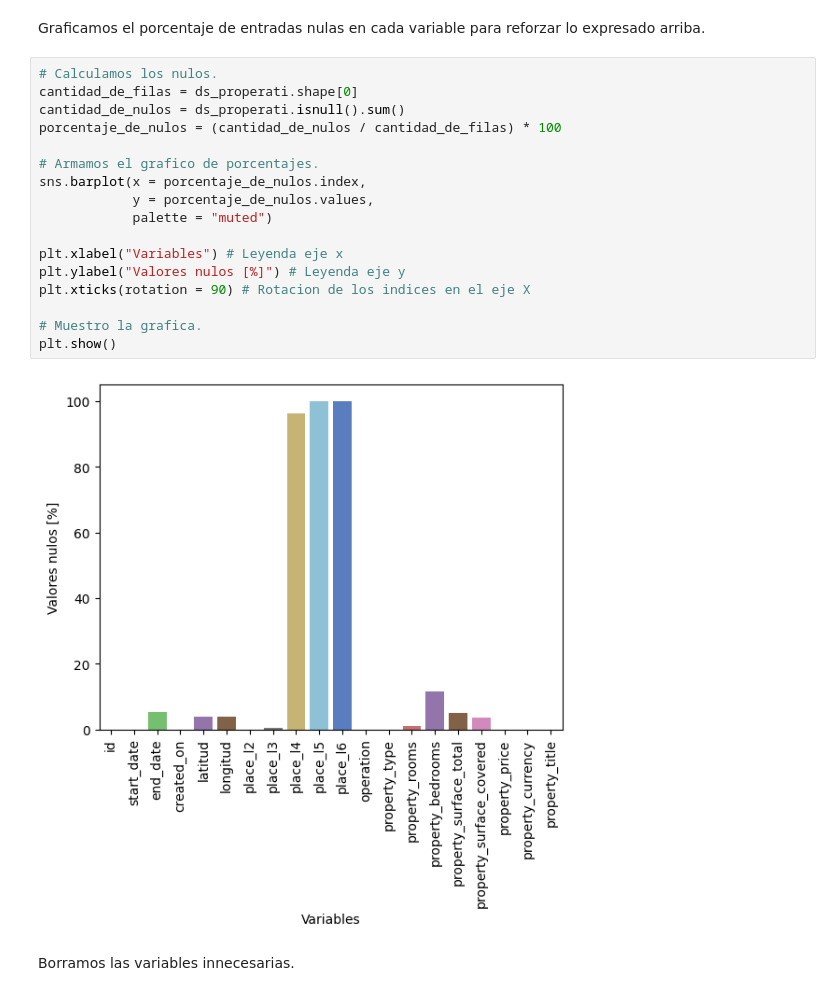
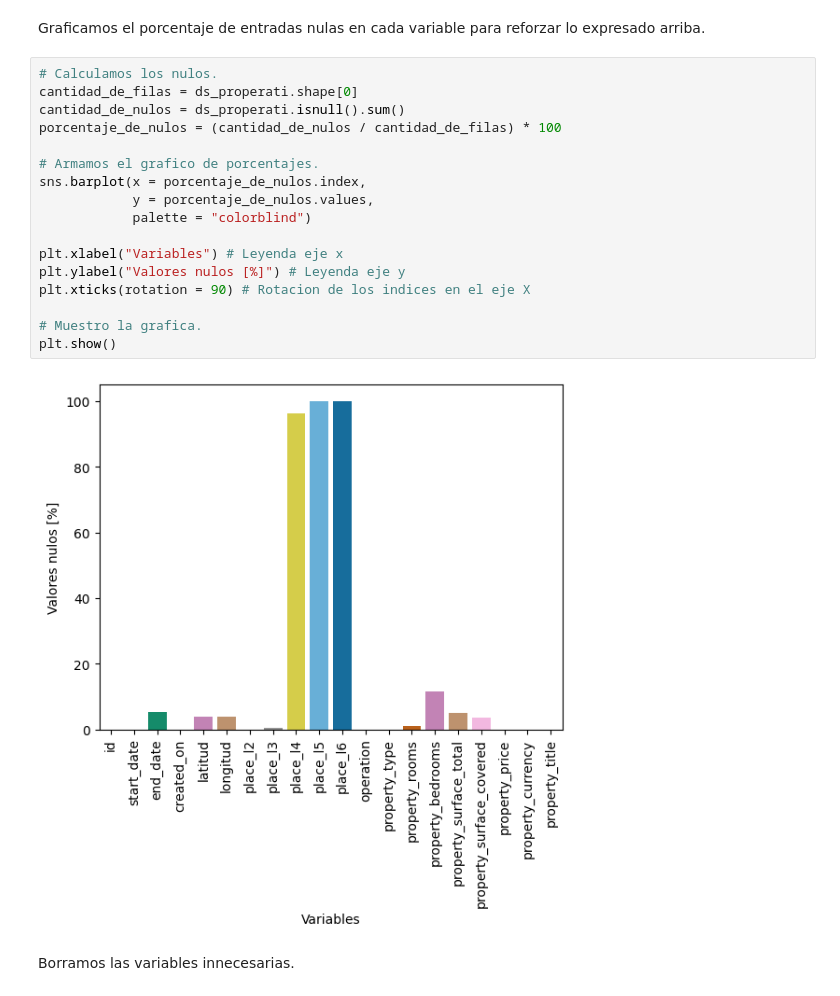
Before and after one commit to sttesta3/7506R-1C2024-GRUPO08, a Jupyter notebook: 7506R-1C2024-GRUPO08-CHECKPOINT_1.ipynb, the cells around one changed output. Cells and saved outputs as stored; diff of their text form.

```diff
--- a/7506R-1C2024-GRUPO08-CHECKPOINT_1.ipynb
+++ b/7506R-1C2024-GRUPO08-CHECKPOINT_1.ipynb
@@ -438,22 +438,22 @@ Graficamos el porcentaje de entradas nulas en cada variable para reforzar lo exp
 # %%
 # Calculamos los nulos.
 cantidad_de_filas = ds_properati.shape[0]
 cantidad_de_nulos = ds_properati.isnull().sum()
 porcentaje_de_nulos = (cantidad_de_nulos / cantidad_de_filas) * 100
 
 # Armamos el grafico de porcentajes.
 sns.barplot(x = porcentaje_de_nulos.index,
             y = porcentaje_de_nulos.values,
-            palette = "muted")
+            palette = "colorblind")
 
 plt.xlabel("Variables") # Leyenda eje x
 plt.ylabel("Valores nulos [%]") # Leyenda eje y
 plt.xticks(rotation = 90) # Rotacion de los indices en el eje X
 
 # Muestro la grafica.
 plt.show()
 # %% [output]
-[figure, old version]
+[figure, new version]
 # %% [markdown]
 Borramos las variables innecesarias.
 # %%
```
Also changed, not shown: parts of 11 cells of this notebook.
